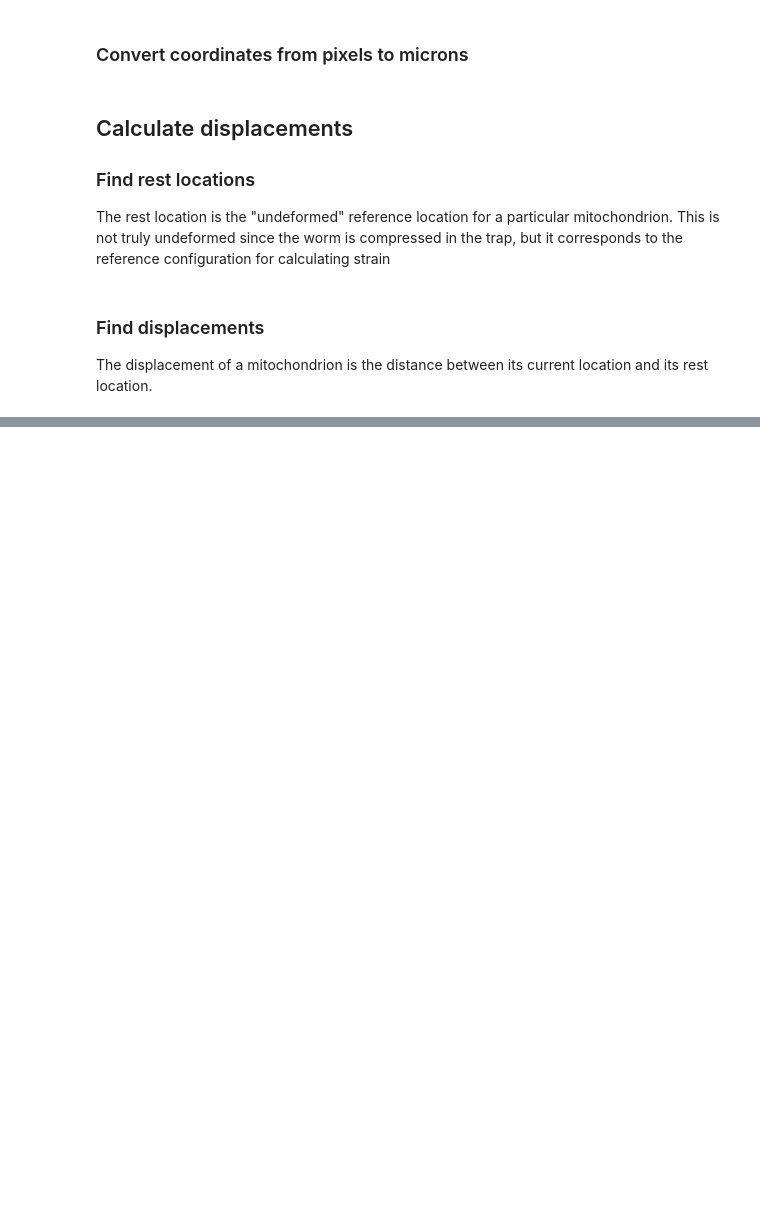
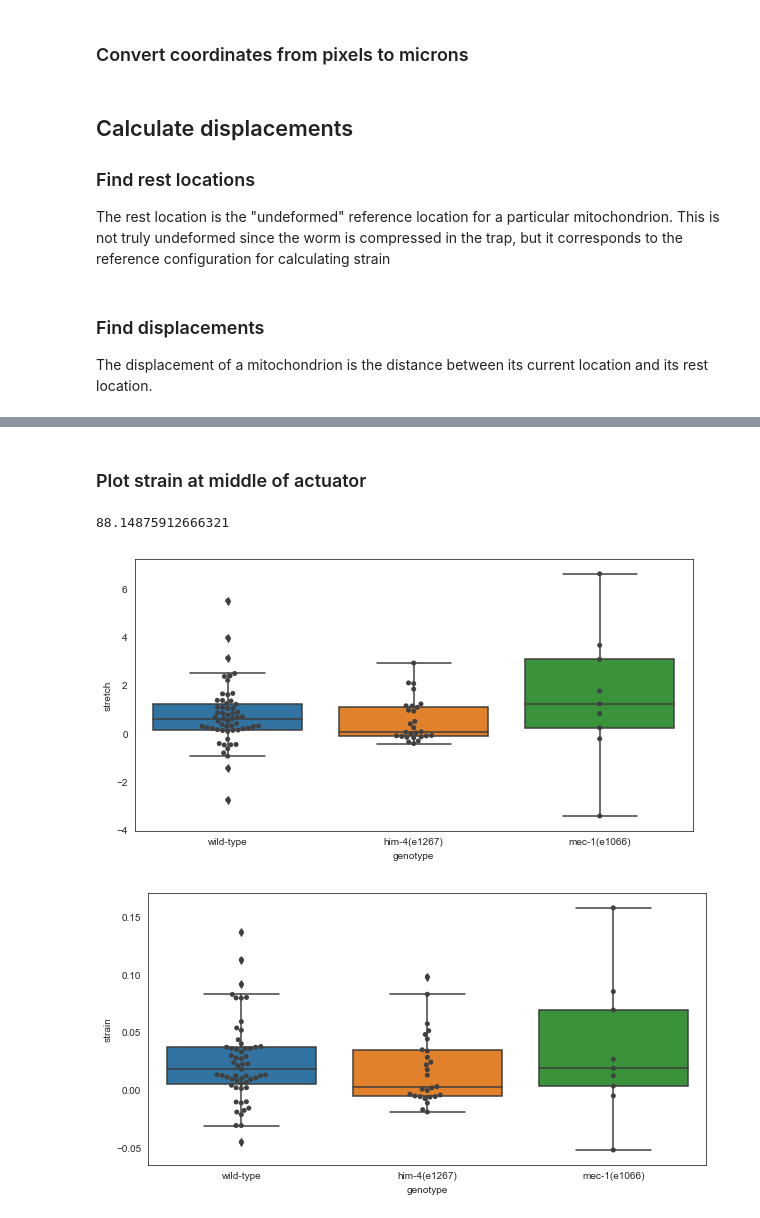
Before and after one commit to anekimken/SSN_ImageAnalysis, a Jupyter notebook: Notebooks/Strain plots using fewer dataframes.ipynb, the cells around one changed output, grey strips where cells are left out. Drawn from its saved outputs; the diff is of its cells as text; code cells hidden in the pictures; blank space fills up the shorter version.

```diff
--- a/Notebooks/Strain plots using fewer dataframes.ipynb
+++ b/Notebooks/Strain plots using fewer dataframes.ipynb
@@ -59,7 +56,9 @@ import typing
 import pathlib
 import seaborn as sns
 import pathlib
+import line_profiler
 
+start = time.time()
 for current_worm_strain in worm_strains:
     for current_neuron in neurons:
         current_strain_TRN = current_worm_strain + '_' + current_neuron
@@ -217,0 +239,30 @@ plt.legend(bbox_to_anchor=(1.05, 1), borderaxespad=0.);
+# %%
+def calc_stretch(row):
+    return row['distance'] - row['rest_dist']
+
+def calc_strain(row):
+    return row['stretch'] / row['rest_dist']
+
+mito_pair_df['stretch'] = mito_pair_df.apply(calc_stretch, axis=1)
+mito_pair_df['strain'] = mito_pair_df.apply(calc_strain,axis=1)
+# %% [markdown]
+### Plot strain at middle of actuator
+# %%
+sns.set_style('white')
+central_mito_pair_df = mito_pair_df.loc[
+    ((mito_pair_df['particle_1_yval'] < 0) !=
+     (mito_pair_df['particle_2_yval'] < 0)) &
+    (mito_pair_df['pressure'] != 0)]
+fig, ax = plt.subplots(figsize=(10,5))
+sns.boxplot(x='genotype', y='stretch', data=central_mito_pair_df, ax=ax)
+sns.swarmplot(x='genotype', y='stretch', color=".25", data=central_mito_pair_df, ax=ax)
+
+fig, ax = plt.subplots(figsize=(10,5))
+sns.boxplot(x='genotype', y='strain', data=central_mito_pair_df, ax=ax)
+sns.swarmplot(x='genotype', y='strain', color=".25", data=central_mito_pair_df, ax=ax)
+
+print(time.time()-start)
+# %% [output]
+88.14875912666321
+[figure, added]
+[figure, added]
```
Also changed, not shown: parts of 13 cells of this notebook, 1 other file.
